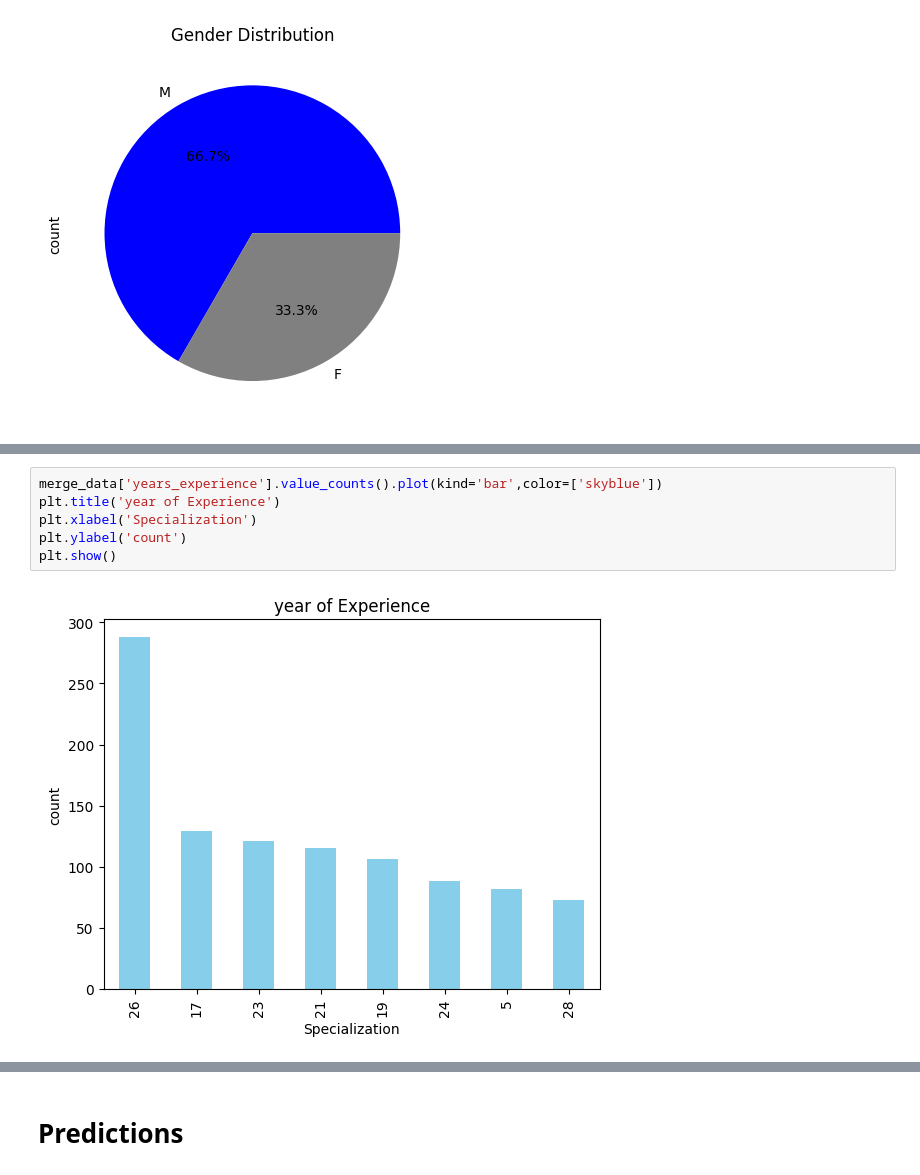
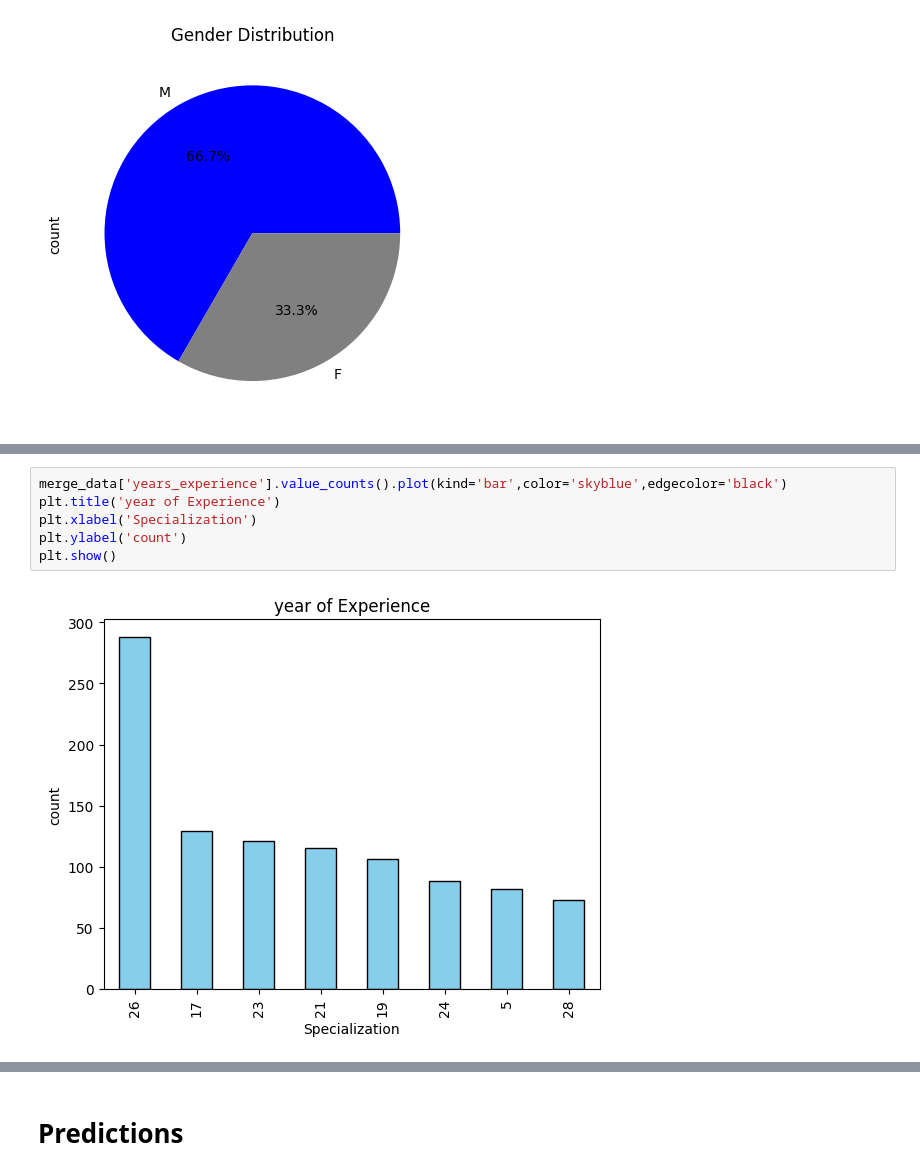
Before and after one commit to Jayaprathap-Data-Science/Analysis-Using-MY-SQL, a Jupyter notebook: healhcare-project-analysis.ipynb, the cells around one changed output, grey strips where cells are left out. Saved outputs shown, nothing was run; the diff lists cells and outputs as text.

```diff
--- a/healhcare-project-analysis.ipynb
+++ b/healhcare-project-analysis.ipynb
@@ -376,10 +376,10 @@ plt.show()
 # %%
-merge_data['years_experience'].value_counts().plot(kind='bar',color=['skyblue'])
+merge_data['years_experience'].value_counts().plot(kind='bar',color='skyblue',edgecolor='black')
 plt.title('year of Experience')
 plt.xlabel('Specialization')
 plt.ylabel('count')
 plt.show()
 # %% [output]
-[figure, old version]
+[figure, new version]
 # %%
 'hospital_branch'
```
Also changed, not shown: parts of 10 cells of this notebook.
